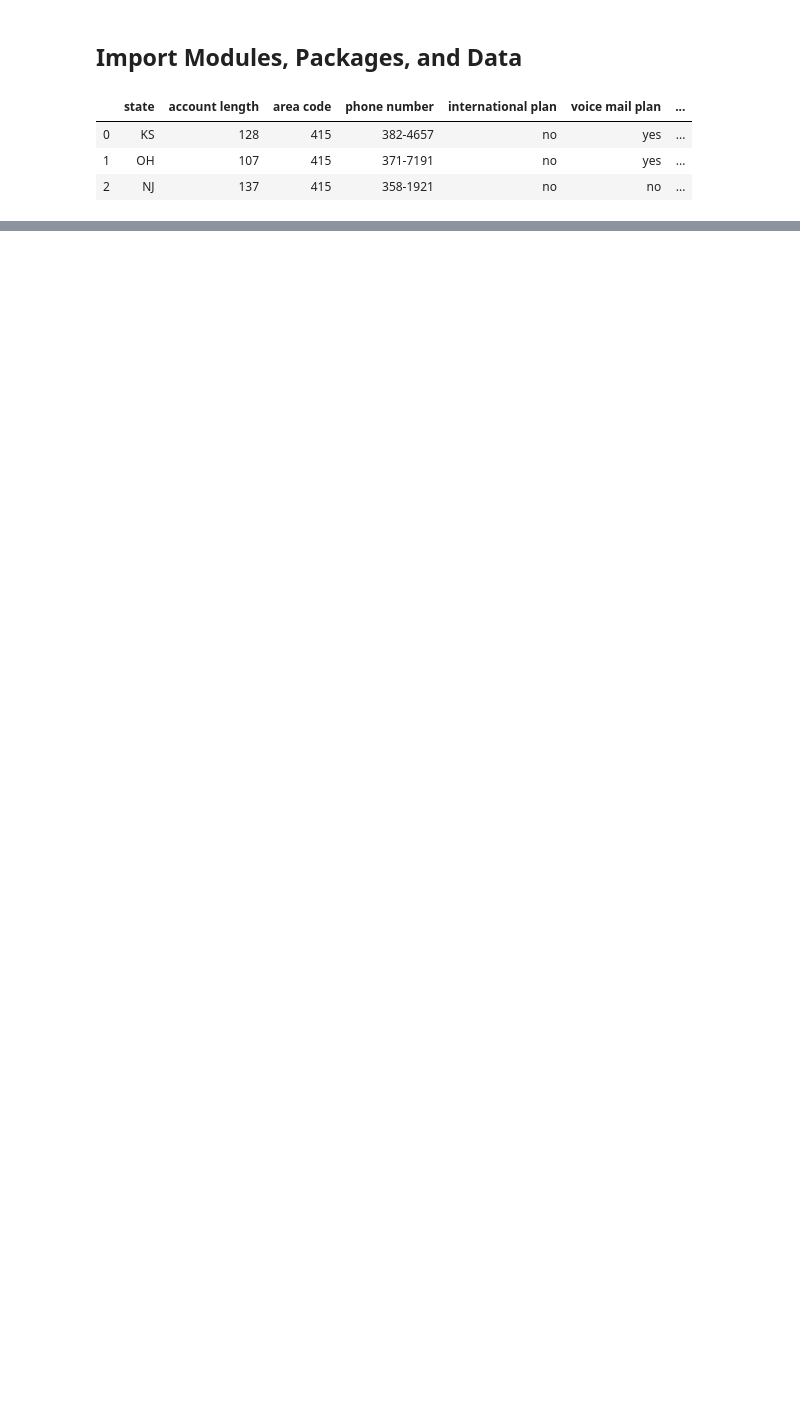
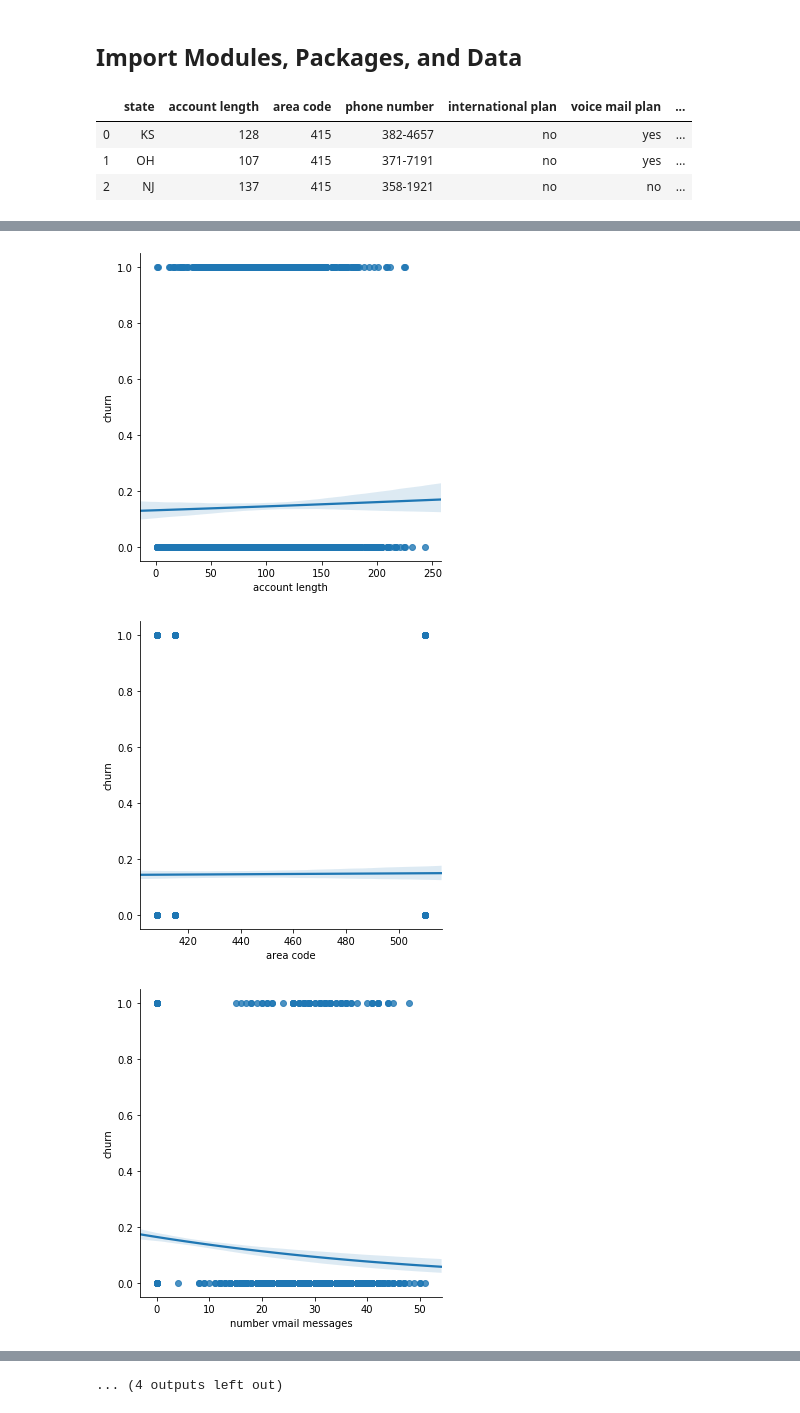
Before and after one commit to wplam107/classification_project, a Jupyter notebook: Classification_Project.ipynb, the cells around one changed output, grey strips where cells are left out. Saved outputs shown, nothing was run; the diff lists cells and outputs as text; code cells hidden in the pictures; blank space fills up the shorter version.

```diff
--- a/Classification_Project.ipynb
+++ b/Classification_Project.ipynb
@@ -29,0 +65,7 @@ df.head(3)
+# %%
+# Plot LM plots of continuous/"semi-continuous" features in relation to churn rate
+cl_f.multi_plot(df, plot='lmplot', target='churn')
+# %% [output]
+[figure, added]
+[figure, added]
+[figure, added]
@@ -29,0 +81 @@ df.head(3)
+... (4 outputs left out)
```
Also changed, not shown: parts of 33 cells of this notebook, 1 other file.
